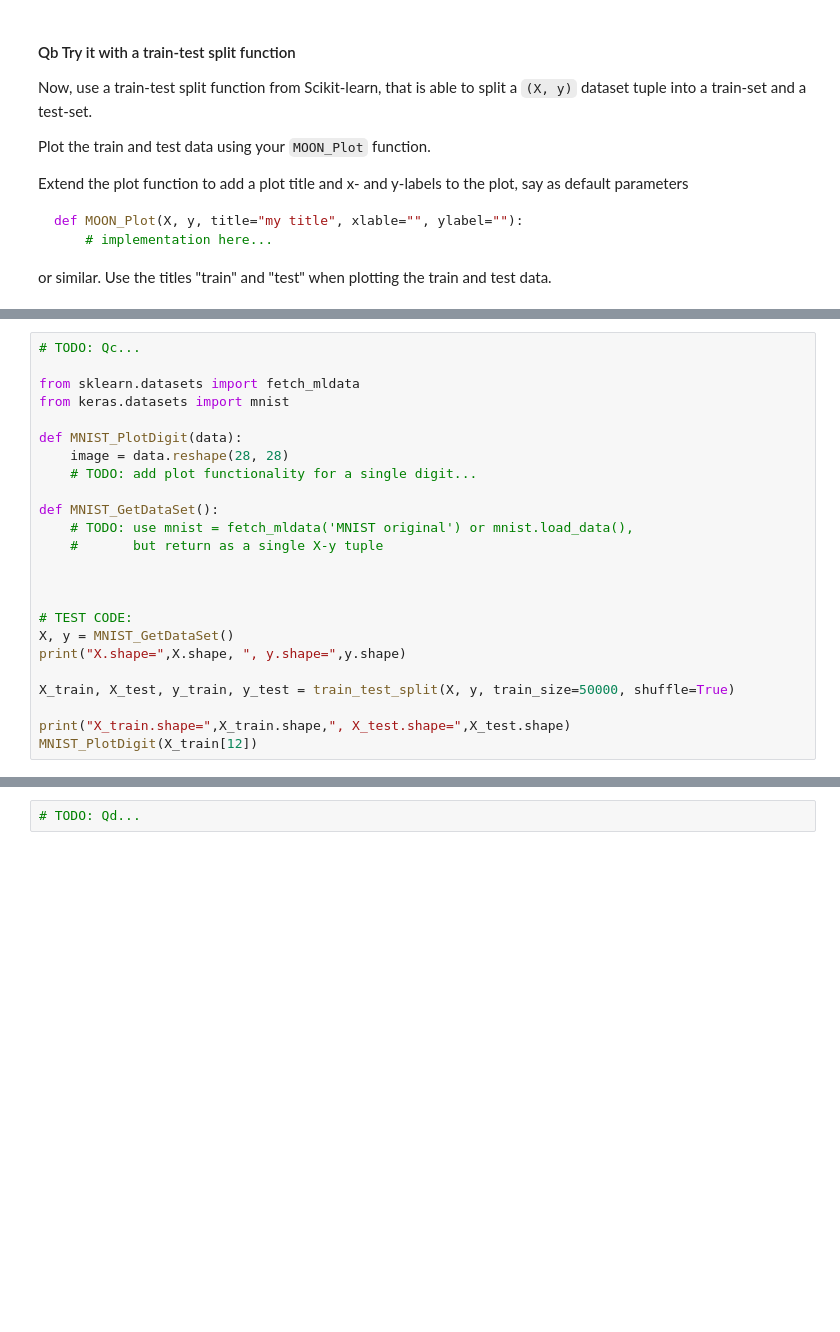
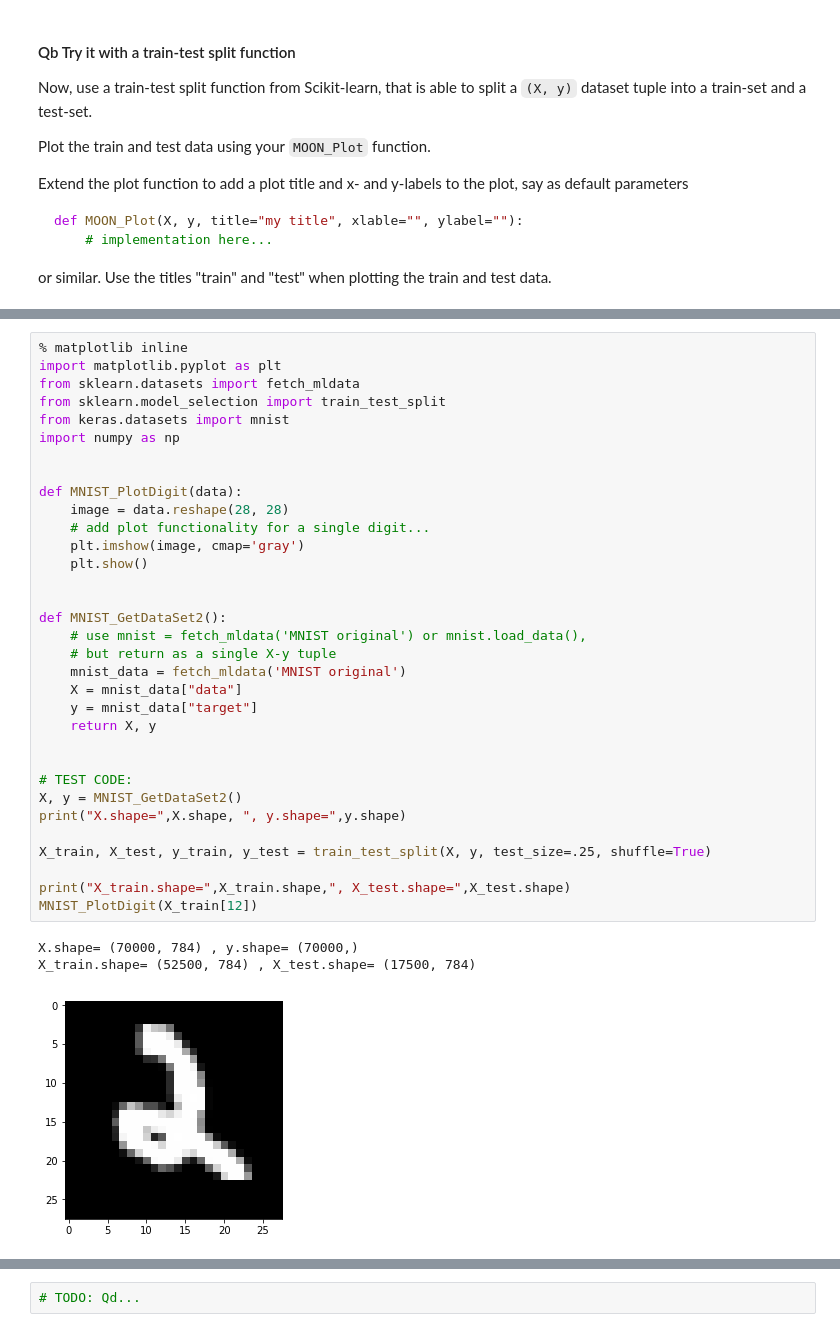
Before and after one commit to jeppestaerk/ITMAL, a Jupyter notebook: L03/dataset.ipynb, the cells around one changed output, grey strips where cells are left out. Saved outputs shown, nothing was run; the diff lists cells and outputs as text; blank space fills up the shorter version.

Commit message:
L03 dataset Qc

```diff
--- a/L03/dataset.ipynb
+++ b/L03/dataset.ipynb
@@ -128,29 +126,42 @@ The later function pre-splits into a train-test set, and to be compatible with t
 
 Also create a `MNIST_PlotDigit()`, that is able to plot a single digit from the dataset, and try to plot some of the digits in the dataset (set TEST CODE below).
 # %%
-# TODO: Qc...
+% matplotlib inline
+import matplotlib.pyplot as plt
+from sklearn.datasets import fetch_mldata
+from sklearn.model_selection import train_test_split
+from keras.datasets import mnist
+import numpy as np
 
-from sklearn.datasets import fetch_mldata
-from keras.datasets import mnist
 
 def MNIST_PlotDigit(data):
     image = data.reshape(28, 28)
-    # TODO: add plot functionality for a single digit...
+    # add plot functionality for a single digit...
+    plt.imshow(image, cmap='gray')
+    plt.show()
 
-def MNIST_GetDataSet():
-    # TODO: use mnist = fetch_mldata('MNIST original') or mnist.load_data(),
-    #       but return as a single X-y tuple
 
+def MNIST_GetDataSet2():
+    # use mnist = fetch_mldata('MNIST original') or mnist.load_data(),
+    # but return as a single X-y tuple
+    mnist_data = fetch_mldata('MNIST original')
+    X = mnist_data["data"]
+    y = mnist_data["target"]
+    return X, y
 
 
 # TEST CODE:
-X, y = MNIST_GetDataSet()
+X, y = MNIST_GetDataSet2()
 print("X.shape=",X.shape, ", y.shape=",y.shape)
 
-X_train, X_test, y_train, y_test = train_test_split(X, y, train_size=50000, shuffle=True)
+X_train, X_test, y_train, y_test = train_test_split(X, y, test_size=.25, shuffle=True)
 
 print("X_train.shape=",X_train.shape,", X_test.shape=",X_test.shape)
 MNIST_PlotDigit(X_train[12])
+# %% [output]
+X.shape= (70000, 784) , y.shape= (70000,)
+X_train.shape= (52500, 784) , X_test.shape= (17500, 784)
+[figure, added]
 # %% [markdown]
 ## Iris
 
```
Also changed, not shown: parts of 2 cells of this notebook.
